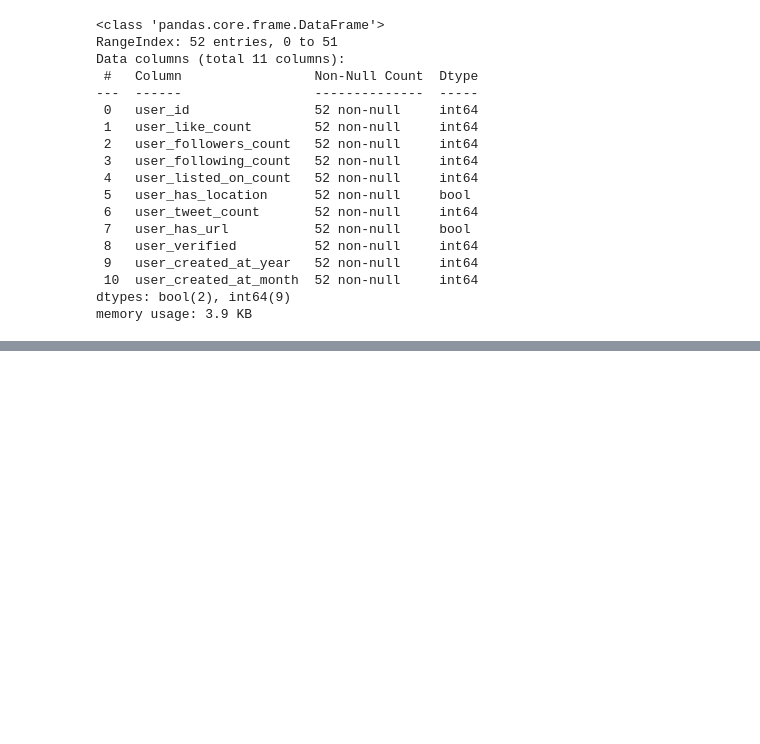
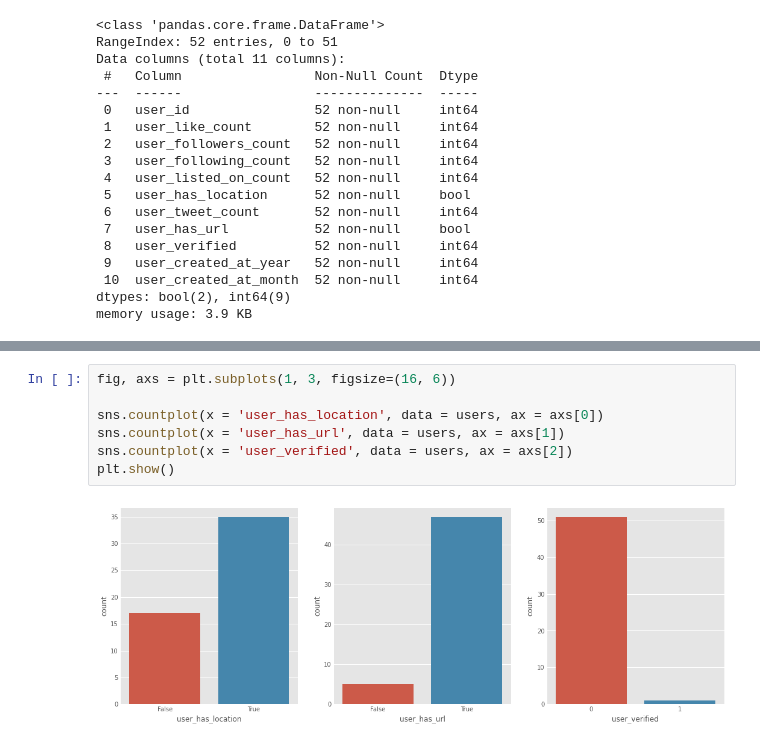
Before and after one commit to shpatrickguo/bitgrit, a Jupyter notebook: Viral Tweets Prediction Challenge/Viral Tweets Prediction Challenge.ipynb, the cells around one changed output, grey strips where cells are left out. Saved outputs shown, nothing was run; the diff lists cells and outputs as text; blank space fills up the shorter version.

```diff
--- a/Viral Tweets Prediction Challenge/Viral Tweets Prediction Challenge.ipynb
+++ b/Viral Tweets Prediction Challenge/Viral Tweets Prediction Challenge.ipynb
@@ -218,0 +232,9 @@ sns.histplot(users, x = 'user_listed_on_count', ax = axs[1,1]);
+# %%
+fig, axs = plt.subplots(1, 3, figsize=(16, 6))
+
+sns.countplot(x = 'user_has_location', data = users, ax = axs[0])
+sns.countplot(x = 'user_has_url', data = users, ax = axs[1])
+sns.countplot(x = 'user_verified', data = users, ax = axs[2])
+plt.show()
+# %% [output]
+[figure, added]
```
Also changed, not shown: parts of 20 cells of this notebook.
